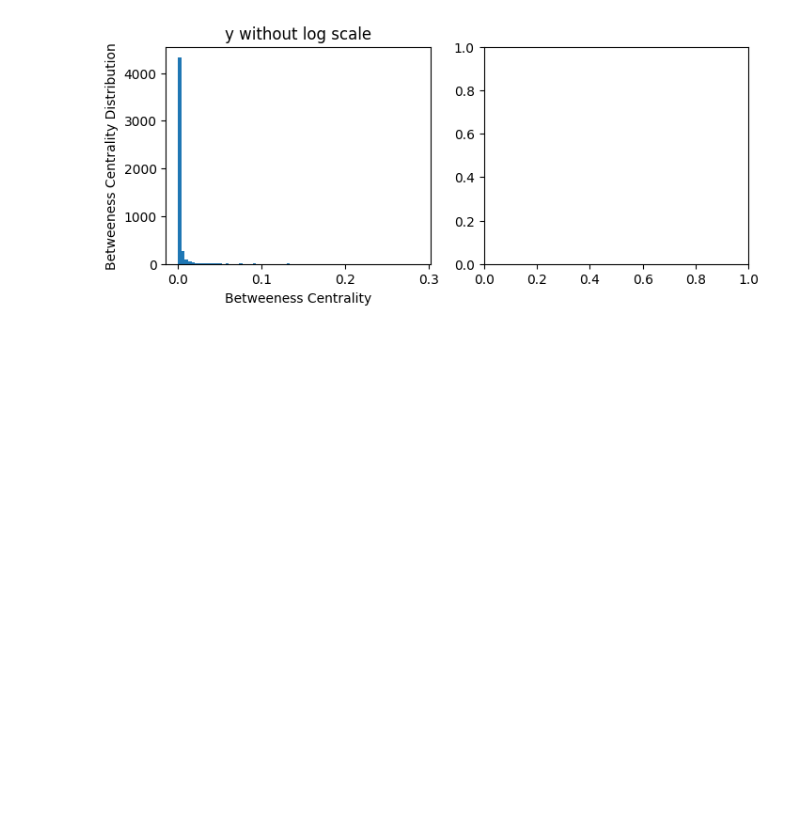
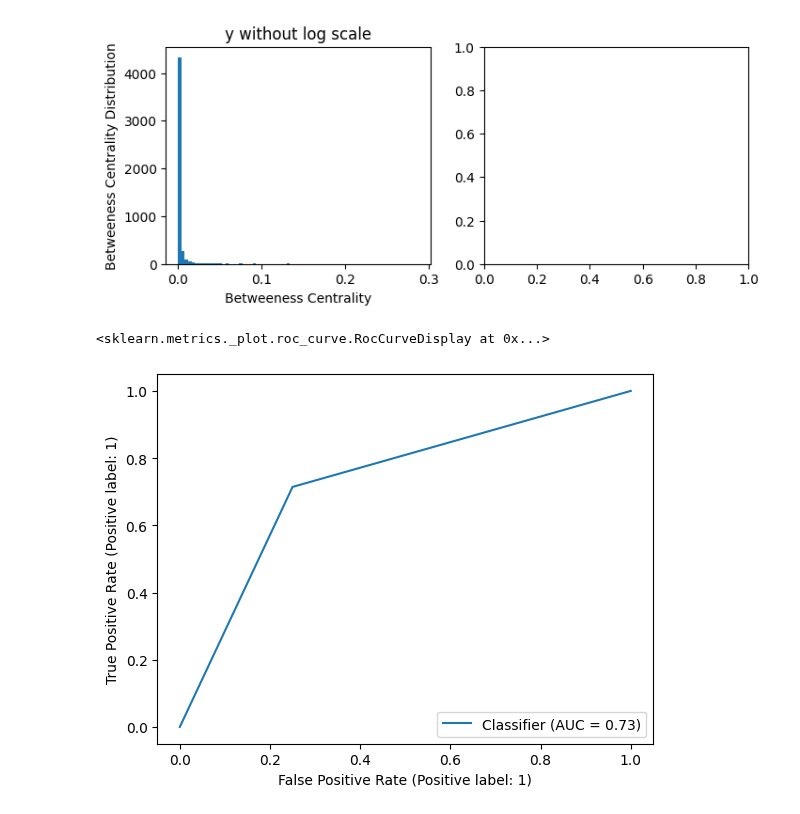
Before and after one commit to viggo-gascou/network-analysis, a Jupyter notebook: test_scripts.ipynb, the cells around one changed output. Cells and saved outputs as stored; diff of their text form; code cells hidden in the pictures; blank space fills up the shorter version.

```diff
--- a/test_scripts.ipynb
+++ b/test_scripts.ipynb
@@ -45,3 +48,12 @@ ax1.set(xlabel='Betweeness Centrality', ylabel='Betweeness Centrality Distributi
  Text(0, 0.5, 'Betweeness Centrality Distribution'),
  Text(0.5, 1.0, 'y without log scale')]
 [figure]
+# %%
+preds = [1,1,0,0,0,1,1,0,0,1,1]
+true = [1,0,0,1,0,1,1,1,0,1,1]
+
+from scripts import performance_metrics
+performance_metrics.display_roc(true, preds)
+# %% [output]
+<sklearn.metrics._plot.roc_curve.RocCurveDisplay at 0x...>
+[figure, added]
```
Also changed, not shown: parts of 3 cells of this notebook, 4 other files.
